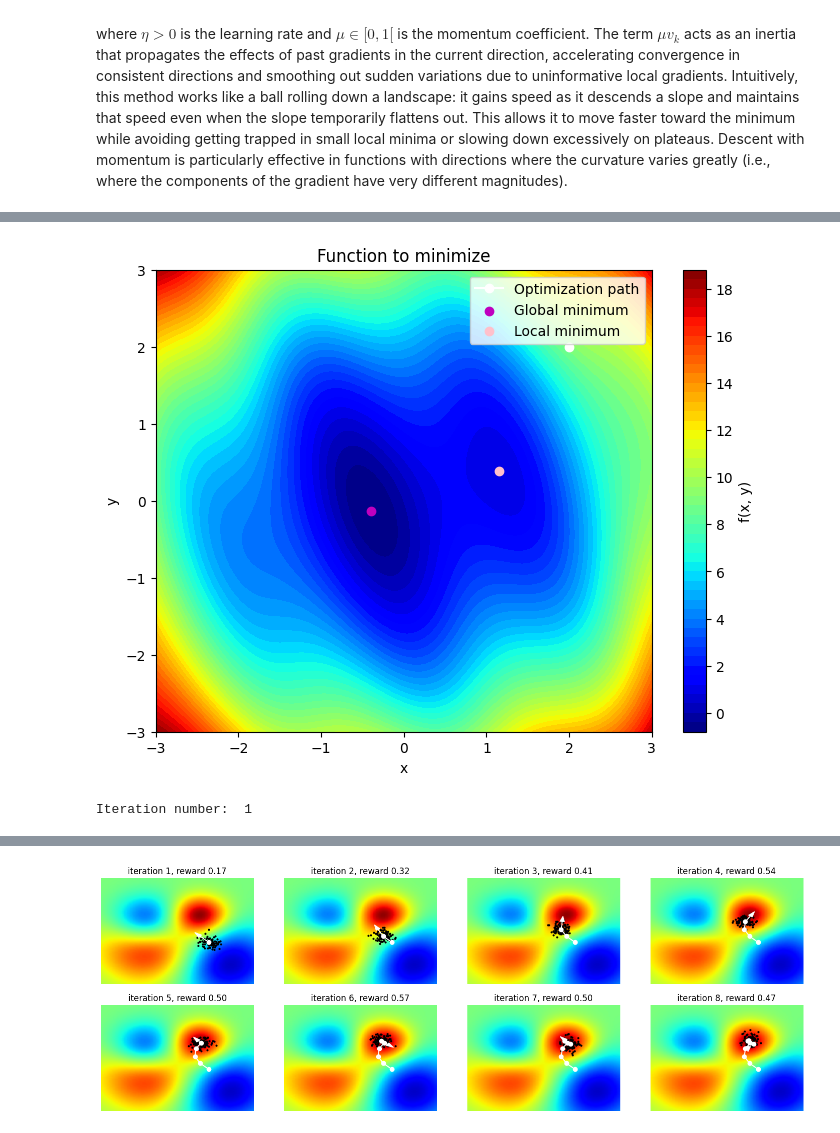
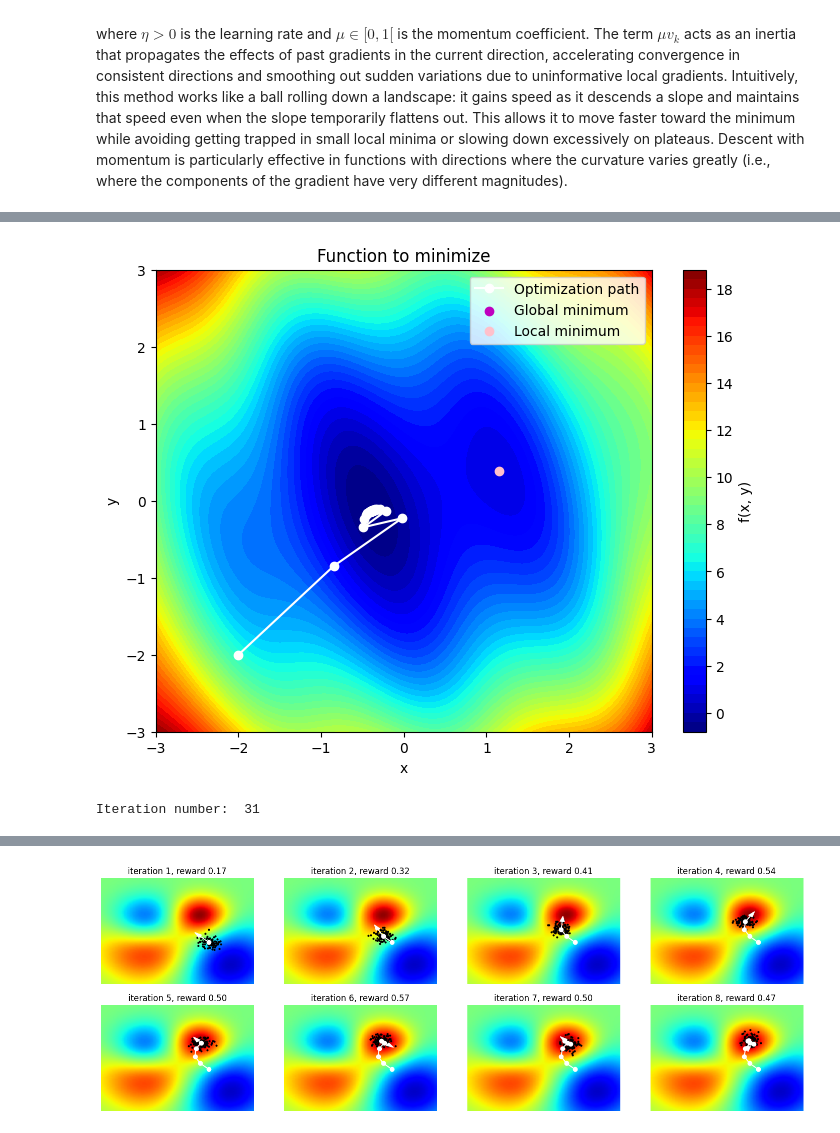
Before and after one commit to arthurmath/Kaggle_notebooks, a Jupyter notebook: optimization.ipynb, the cells around one changed output, grey strips where cells are left out. Cells and saved outputs as stored; diff of their text form; code cells hidden in the pictures.

```diff
--- a/optimization.ipynb
+++ b/optimization.ipynb
@@ -112,7 +112,7 @@ where $ \eta > 0 $ is the learning rate, a hyperparameter controlling the size o
 Under certain conditions (for example, if $ f $ is convex and the gradient is Lipschitz), this method converges to a stationary point of $ f $, which is a global minimum in the convex case. The performance of gradient descent depends heavily on the choice of $ \eta $; too small slows down convergence, too large can prevent convergence.
 # %%
 
-def gradient_descent(f, starting_point, learning_rate=0.1, iter_max=1000):
+def gradient_descent(starting_point, lr=0.1, iter_max=1000):
     point = np.array(starting_point, dtype=float)
     history = [point.copy()]
     res = 1e2
@@ -120,7 +120,7 @@ def gradient_descent(f, starting_point, learning_rate=0.1, iter_max=1000):
 
     while res > 1e-3 and iter < iter_max:
         gradient = grad(point[0], point[1])
-        point -= learning_rate * gradient
+        point -= lr * gradient
 
         res = np.linalg.norm(global_min - point)
         history.append(point.copy())
@@ -131,8 +131,8 @@ def gradient_descent(f, starting_point, learning_rate=0.1, iter_max=1000):
 
 
 initial_point = [1.3, -2.0]
-initial_point = [2.0, 2.0]
-history, n_iter = gradient_descent(f, initial_point)
+initial_point = [-2.0, -2.0]
+history, n_iter = gradient_descent(initial_point)
 plot_fonction(f, history)
 print("Iteration number: ", n_iter)
 # %% [output]
@@ -152,7 +152,7 @@ where $ \eta > 0 $ is the learning rate and $ \mu \in [0, 1 [ $ is the momentum
 Intuitively, this method works like a ball rolling down a landscape: it gains speed as it descends a slope and maintains that speed even when the slope temporarily flattens out. This allows it to move faster toward the minimum while avoiding getting trapped in small local minima or slowing down excessively on plateaus.
 Descent with momentum is particularly effective in functions with directions where the curvature varies greatly (i.e., where the components of the gradient have very different magnitudes).
 # %%
-def gradient_descent_momentum(starting_point, learning_rate=0.1, beta=0.5, iter_max=1000):
+def gradient_descent_momentum(starting_point, lr=0.1, beta=0.5, iter_max=1000):
     point = np.array(starting_point, dtype=float)
     velocity = np.zeros_like(point)  # terme d'inertie initialisé à 0
     history = [point.copy()]
@@ -161,8 +161,7 @@ def gradient_descent_momentum(starting_point, learning_rate=0.1, beta=0.5, iter_
 
     while res > 1e-3 and iter < iter_max:
         gradient = grad(point[0], point[1])
-
-        velocity = beta * velocity - learning_rate * gradient
+        velocity = beta * velocity - lr * gradient
         point += velocity
 
         res = np.linalg.norm(global_min - point)
@@ -173,7 +172,7 @@ def gradient_descent_momentum(starting_point, learning_rate=0.1, beta=0.5, iter_
 
 
 initial_point = [1.3, -2.0]
-initial_point = [2.0, 2.0]
+initial_point = [-2.0, -2.0]
 history, n_iter = gradient_descent_momentum(initial_point)
 plot_fonction(f, history)
 print("Iteration number: ", n_iter)
@@ -183,5 +182,5 @@ Iteration number:  22
 # %%
-def gradient_descent_nesterov(starting_point, learning_rate=0.1, beta=0.5, iter_max=1000):
+def gradient_descent_nesterov(starting_point, lr=0.1, beta=0.5, iter_max=1000):
     point = np.array(starting_point, dtype=float)
     velocity = np.zeros_like(point)
     history = [point.copy()]
@@ -190,8 +189,7 @@ def gradient_descent_nesterov(starting_point, learning_rate=0.1, beta=0.5, iter_
 
     while res > 1e-3 and iter < iter_max:
         gradient = grad(point[0] + beta * velocity[0], point[1] + beta * velocity[1])
-
-        velocity = beta * velocity - learning_rate * gradient
+        velocity = beta * velocity - lr * gradient
         point += velocity
 
         res = np.linalg.norm(global_min - point)
@@ -202,7 +200,7 @@ def gradient_descent_nesterov(starting_point, learning_rate=0.1, beta=0.5, iter_
 
 
 initial_point = [1.3, -2.0]
-initial_point = [2.0, 2.0]
+initial_point = [-2.0, -2.0]
 history, n_iter = gradient_descent_nesterov(initial_point)
 plot_fonction(f, history)
 print("Iteration number: ", n_iter)
@@ -211,31 +209,30 @@ print("Iteration number: ", n_iter)
 Iteration number:  16
 # %%
-def gradient_descent_nesterov(starting_point, learning_rate=0.1, beta=0.5, iter_max=1000):
+def adagrad(starting_point, lr=1.1, iter_max=1000):
     point = np.array(starting_point, dtype=float)
-    velocity = np.zeros_like(point)
     history = [point.copy()]
     res = 10
     iter = 0
-    epsilon = 1e-10
+    epsilon = 1e-6
+    velocity = np.zeros_like(point) + epsilon
 
     while res > 1e-3 and iter < iter_max:
         gradient = grad(point[0], point[1])
-
-        velocity = velocity - gradient * gradient
-        point -= learning_rate * gradient / np.sqrt(velocity + epsilon)
+        velocity = velocity + gradient * gradient
+        point -= lr * gradient / np.sqrt(velocity + epsilon)
 
         res = np.linalg.norm(global_min - point)
         history.append(point.copy())
         iter += 1
 
     return history, iter
 
 
 initial_point = [1.3, -2.0]
-initial_point = [2.0, 2.0]
-history, n_iter = gradient_descent_nesterov(initial_point)
+initial_point = [-2.0, -2.0]
+history, n_iter = adagrad(initial_point)
 plot_fonction(f, history)
 print("Iteration number: ", n_iter)
 # %% [output]
-[figure, old version]
+[figure, new version]
-Iteration number:  1
+Iteration number:  31
```
Also changed, not shown: parts of 5 cells of this notebook.
